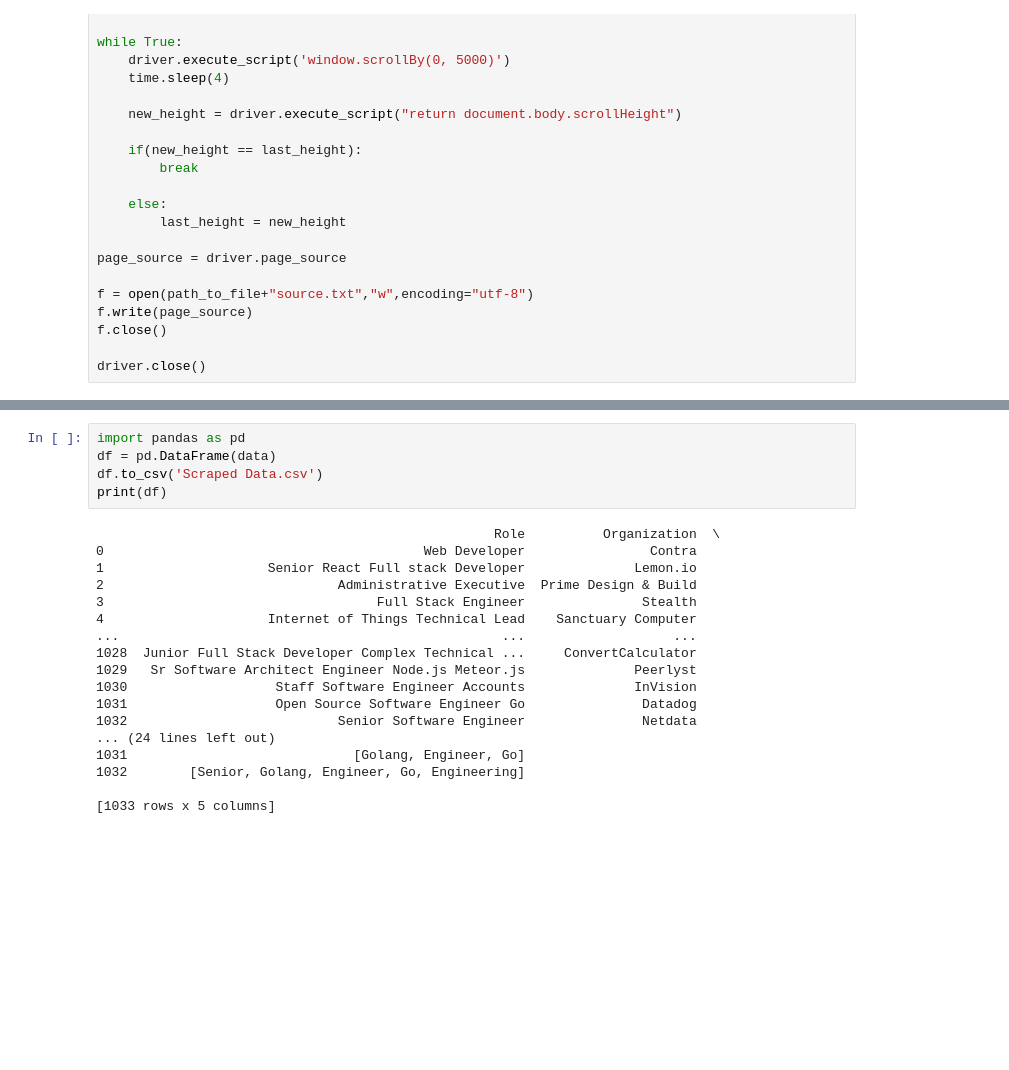
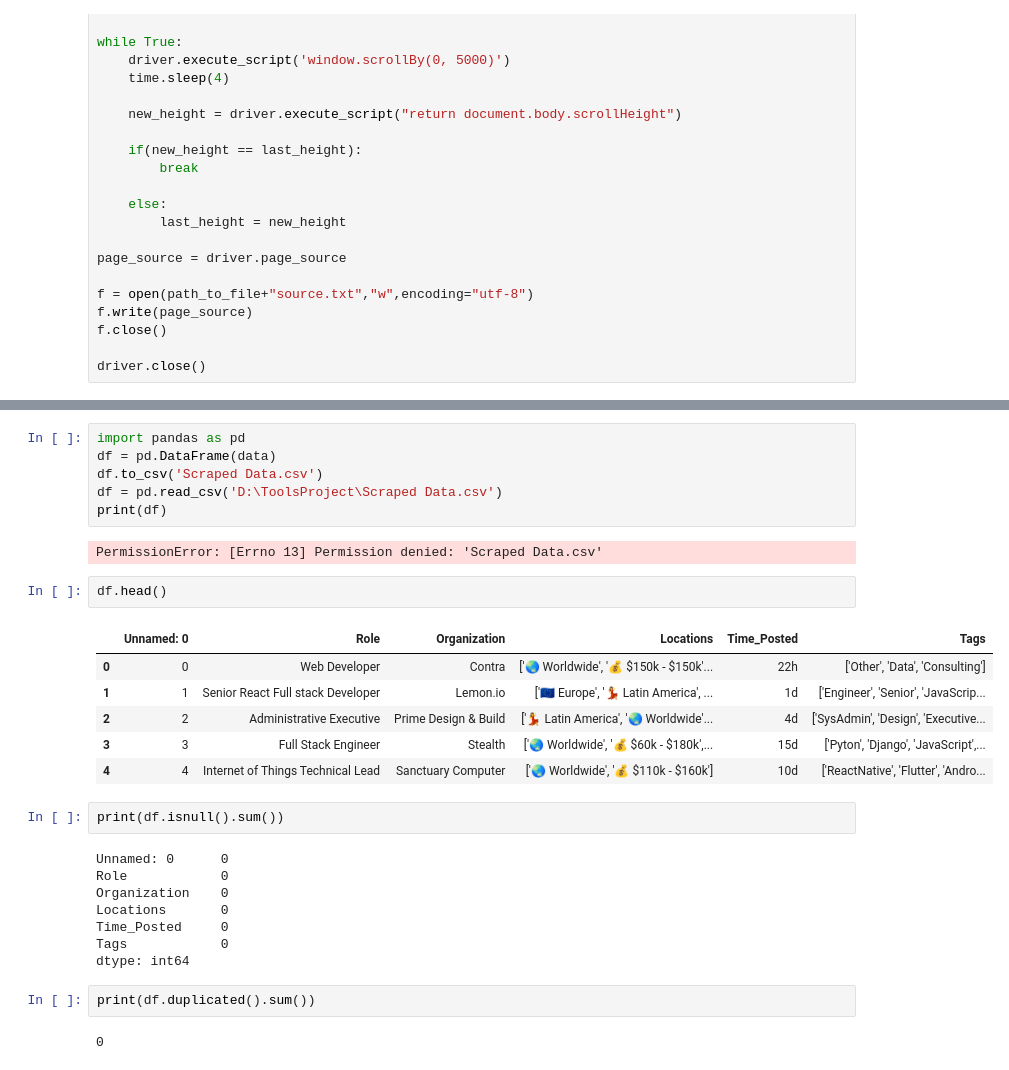
Before and after one commit to LM-74/ToolsProject, a Jupyter notebook: WebScraping.ipynb, the cells around one changed output, grey strips where cells are left out. Saved outputs shown, nothing was run; the diff lists cells and outputs as text; blank space fills up the shorter version.

Commit message:
Data cleaning
Did data cleaning to the data and the beginning of the analysis

```diff
--- a/WebScraping.ipynb
+++ b/WebScraping.ipynb
@@ -137,22 +140,30 @@ print(df_roles)
 import pandas as pd
 df = pd.DataFrame(data)
 df.to_csv('Scraped Data.csv')
+df = pd.read_csv('D:\ToolsProject\Scraped Data.csv')
 print(df)
 # %% [output]
-                                                   Role          Organization  \
-0                                         Web Developer                Contra
-1                     Senior React Full stack Developer              Lemon.io
-2                              Administrative Executive  Prime Design & Build
-3                                   Full Stack Engineer               Stealth
-4                     Internet of Things Technical Lead    Sanctuary Computer
-...                                                 ...                   ...
-1028  Junior Full Stack Developer Complex Technical ...     ConvertCalculator
-1029   Sr Software Architect Engineer Node.js Meteor.js              Peerlyst
-1030                   Staff Software Engineer Accounts              InVision
-1031                   Open Source Software Engineer Go               Datadog
-1032                           Senior Software Engineer               Netdata
-... (24 lines left out)
-1031                             [Golang, Engineer, Go]
-1032        [Senior, Golang, Engineer, Go, Engineering]
-
-[1033 rows x 5 columns]
+PermissionError: [Errno 13] Permission denied: 'Scraped Data.csv'
+# %%
+df.head()
+# %% [output]
+|  | Unnamed: 0 | Role | Organization | Locations | Time_Posted | Tags |
+| 0 | 0 | Web Developer | Contra | ['🌏 Worldwide', '💰 $150k - $150k'... | 22h | ['Other', 'Data', 'Consulting'] |
+| 1 | 1 | Senior React Full stack Developer | Lemon.io | ['🇪🇺 Europe', '💃 Latin America', ... | 1d | ['Engineer', 'Senior', 'JavaScrip... |
+| 2 | 2 | Administrative Executive | Prime Design & Build | ['💃 Latin America', '🌏 Worldwide'... | 4d | ['SysAdmin', 'Design', 'Executive... |
+| 3 | 3 | Full Stack Engineer | Stealth | ['🌏 Worldwide', '💰 $60k - $180k',... | 15d | ['Pyton', 'Django', 'JavaScript',... |
+| 4 | 4 | Internet of Things Technical Lead | Sanctuary Computer | ['🌏 Worldwide', '💰 $110k - $160k'] | 10d | ['ReactNative', 'Flutter', 'Andro... |
+# %%
+print(df.isnull().sum())
+# %% [output]
+Unnamed: 0      0
+Role            0
+Organization    0
+Locations       0
+Time_Posted     0
+Tags            0
+dtype: int64
+# %%
+print(df.duplicated().sum())
+# %% [output]
+0
```
Also changed, not shown: parts of 12 cells of this notebook.
